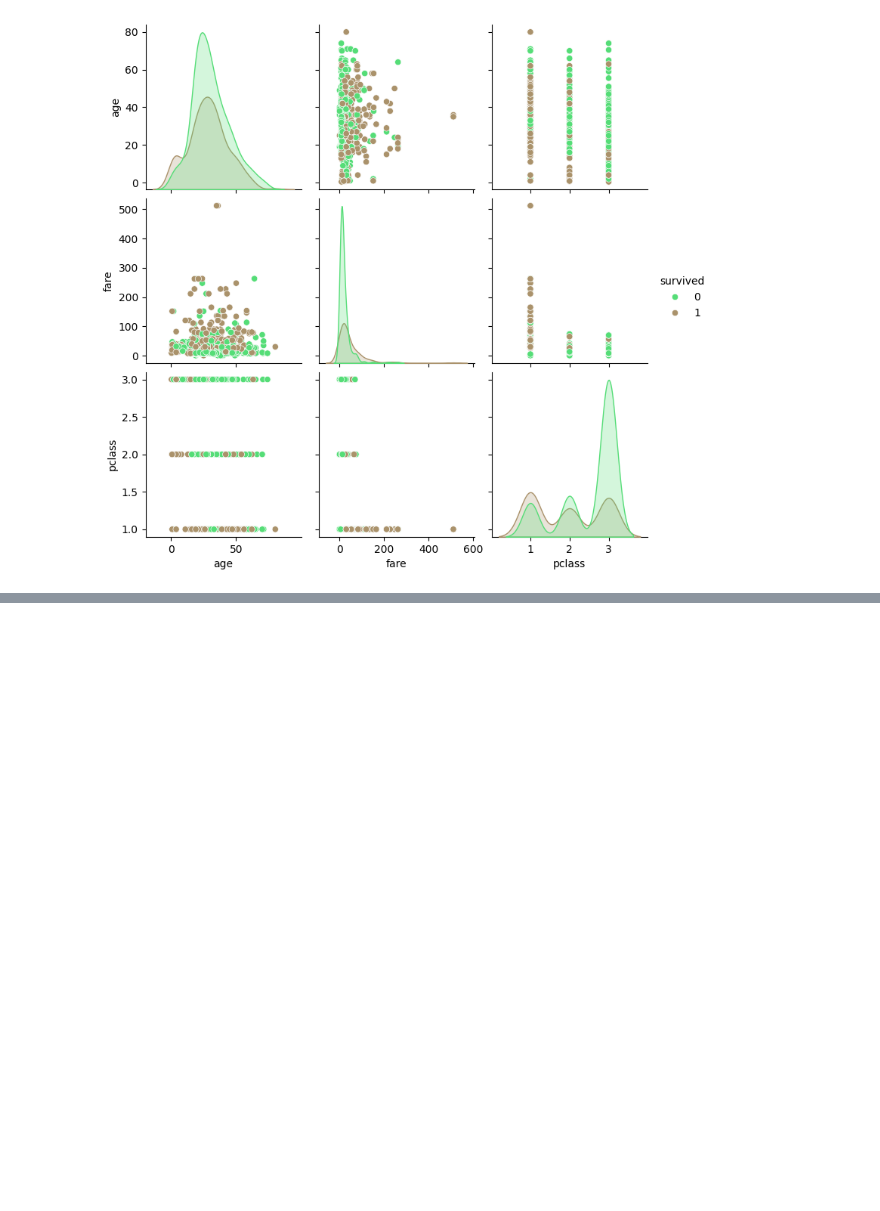
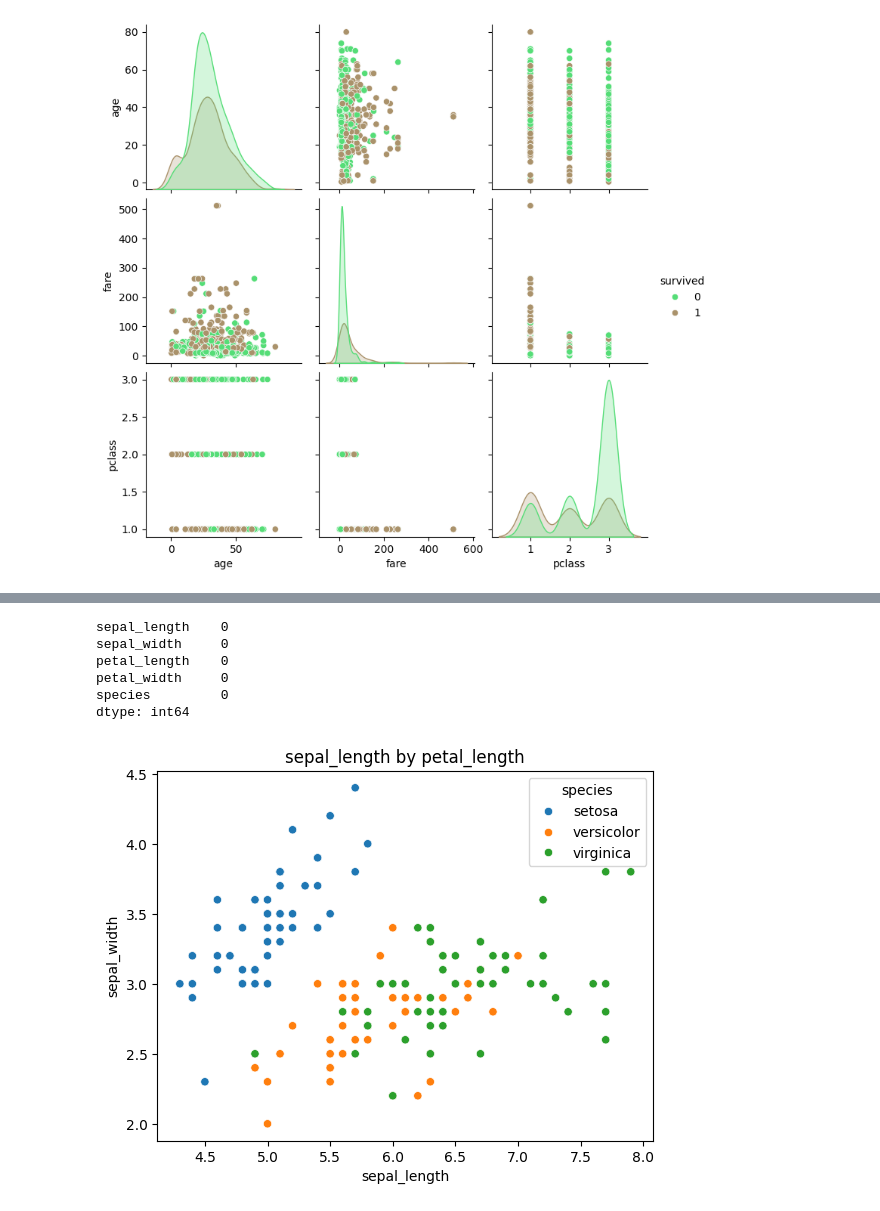
Before and after one commit to abhidubey03/Python-Basics, a Jupyter notebook: analysis/seaborn.ipynb, the cells around one changed output, grey strips where cells are left out. Cells and saved outputs as stored; diff of their text form; code cells hidden in the pictures; blank space fills up the shorter version.

```diff
--- a/analysis/seaborn.ipynb
+++ b/analysis/seaborn.ipynb
@@ -67,3 +66,6 @@ sns.pairplot(df[['age','fare','survived','pclass']],hue='survived',palette='terr
 plt.show()
 # %% [output]
 [figure]
+# %%
+df = sns.load_dataset('iris')
+df
@@ -69,0 +86,15 @@ plt.show()
+# %%
+df.isnull().sum()
+# %% [output]
+sepal_length    0
+sepal_width     0
+petal_length    0
+petal_width     0
+species         0
+dtype: int64
+# %%
+sns.scatterplot(df, x ='sepal_length', y='sepal_width', hue='species')
+plt.title('sepal_length by petal_length')
+plt.show()
+# %% [output]
+[figure, added]
```
Also changed, not shown: parts of 8 cells of this notebook, 1 other file.
